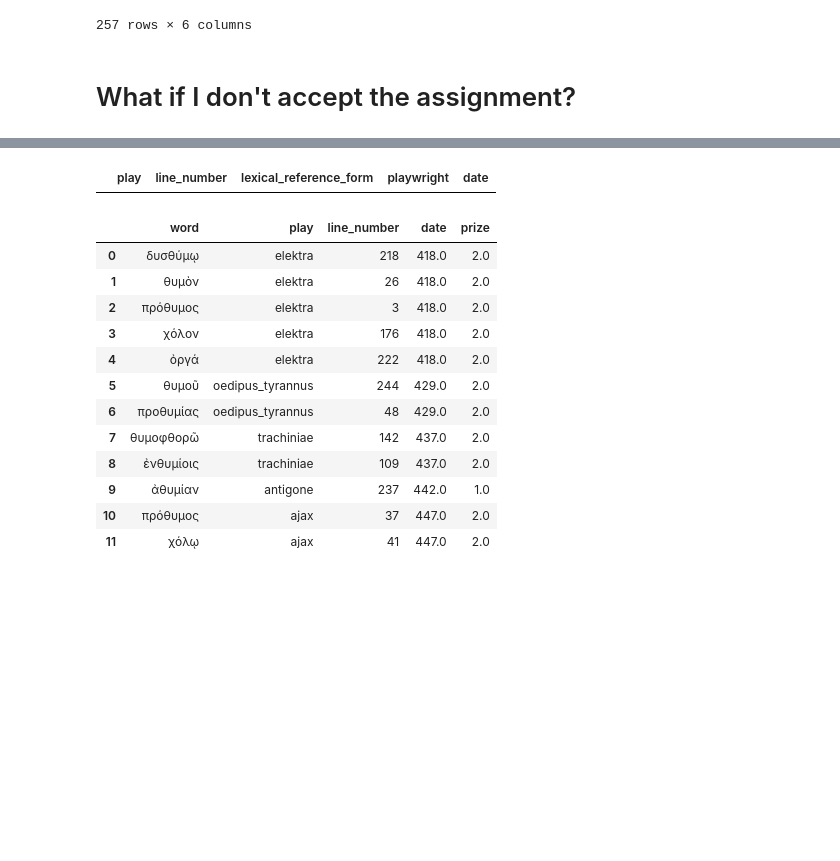
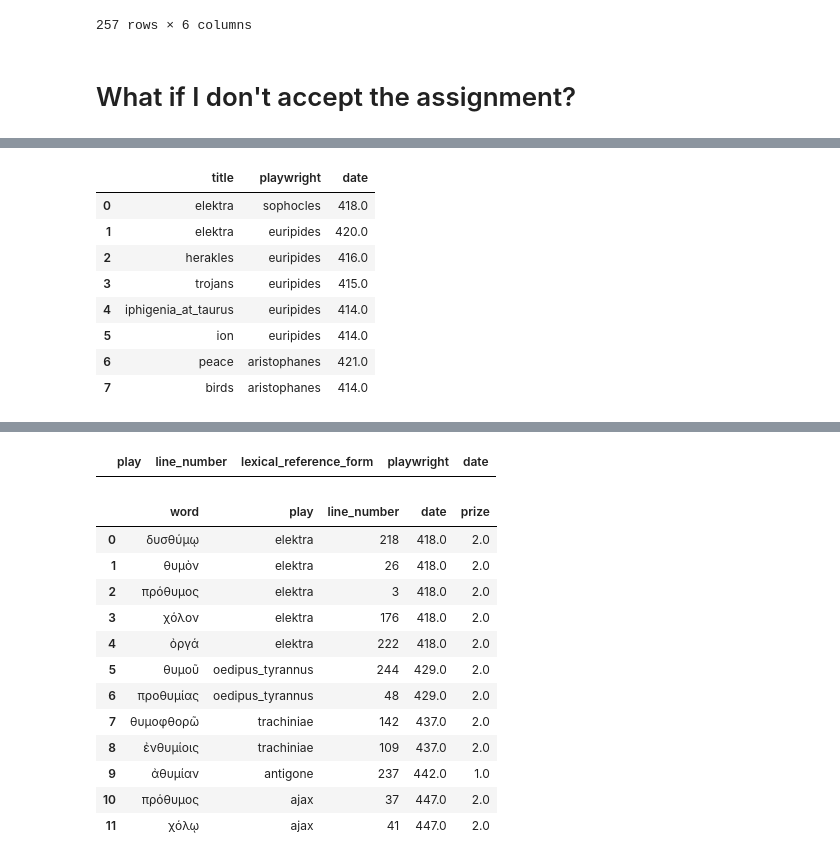
Before and after one commit to isaw-ga-3024/isaw-ga-3024.github.io, a Jupyter notebook: rebekah-rust-rebekahrust/rust_pandas-many-to-one.ipynb, the cells around one changed output, grey strips where cells are left out. Drawn from its saved outputs; the diff is of its cells as text; code cells hidden in the pictures; blank space fills up the shorter version.

```diff
--- a/rebekah-rust-rebekahrust/rust_pandas-many-to-one.ipynb
+++ b/rebekah-rust-rebekahrust/rust_pandas-many-to-one.ipynb
@@ -335,0 +367,17 @@ ORDER BY play_info.date
+# %%
+#peace_of_nicias_plays
+pd.read_sql("""SELECT DISTINCT play_info.title,play_info.playwright,play_info.date
+FROM play_info,anger
+WHERE (play_info.date<=421)
+AND(play_info.date>=413)
+""",conn)
+# %% [output]
+|  | title | playwright | date |
+| 0 | elektra | sophocles | 418.0 |
+| 1 | elektra | euripides | 420.0 |
+| 2 | herakles | euripides | 416.0 |
+| 3 | trojans | euripides | 415.0 |
+| 4 | iphigenia_at_taurus | euripides | 414.0 |
+| 5 | ion | euripides | 414.0 |
+| 6 | peace | aristophanes | 421.0 |
+| 7 | birds | aristophanes | 414.0 |
```
Also changed, not shown: parts of 7 cells of this notebook.
